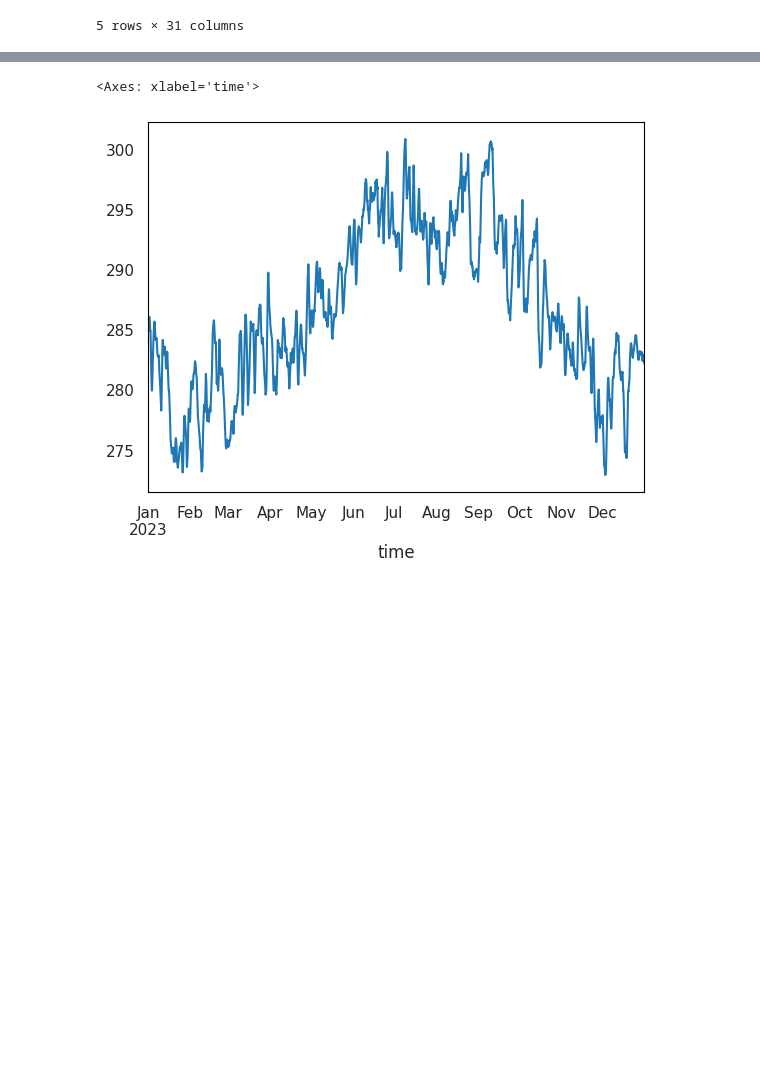
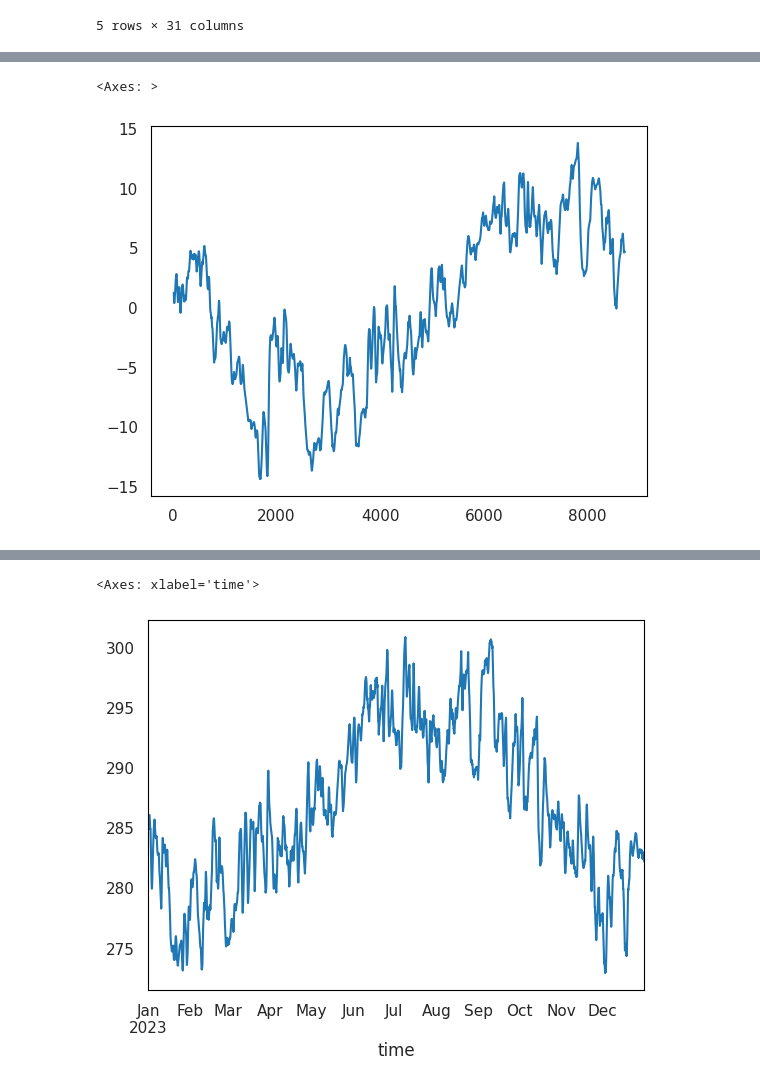
Before and after one commit to sylvaingchassang/generous_dynamic_contracting, a Jupyter notebook: gdc/notebooks/data_overview.ipynb, the cells around one changed output, grey strips where cells are left out. Cells and saved outputs as stored; diff of their text form; code cells hidden in the pictures; blank space fills up the shorter version.

```diff
--- a/gdc/notebooks/data_overview.ipynb
+++ b/gdc/notebooks/data_overview.ipynb
@@ -87,0 +96,10 @@ df_temp['ta'].rolling(24).mean().plot()
+# %%
+mean_df_temp_simulated = df_temp_simulated.mean(axis=0).rolling(48).mean()
+mean_df_temp_simulated = mean_df_temp_simulated- mean_df_temp_simulated.mean()
+mean_df_temp_simulated = mean_df_temp_simulated.iloc[::2]
+mean_df_temp_simulated.reset_index(inplace=True, drop=True)
+# %%
+mean_df_temp_simulated.plot()
+# %% [output]
+<Axes: >
+[figure, added]
```
Also changed, not shown: parts of 18 cells of this notebook.
